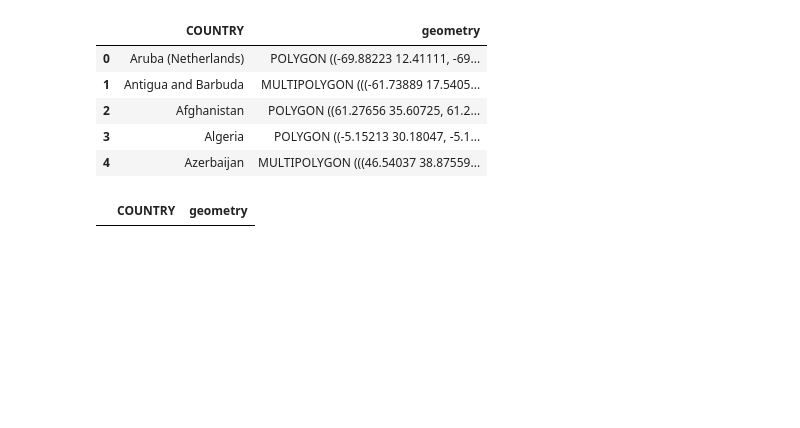
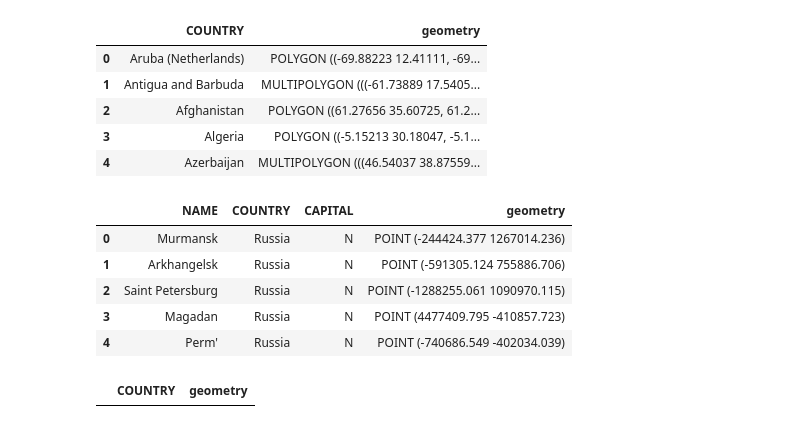
Before and after one commit to SEMANA11/simpleplot, a Jupyter notebook: Eval02.ipynb, the cells around one changed output. Drawn from its saved outputs; the diff is of its cells as text; code cells hidden in the pictures; blank space fills up the shorter version.

```diff
--- a/Eval02.ipynb
+++ b/Eval02.ipynb
@@ -27,4 +23,13 @@ countries.head()
 | 2 | Afghanistan | POLYGON ((61.27656 35.60725, 61.2... |
 | 3 | Algeria | POLYGON ((-5.15213 30.18047, -5.1... |
 | 4 | Azerbaijan | MULTIPOLYGON (((46.54037 38.87559... |
+# %%
+cities.head()
+# %% [output]
+|  | NAME | COUNTRY | CAPITAL | geometry |
+| 0 | Murmansk | Russia | N | POINT (-244424.377 1267014.236) |
+| 1 | Arkhangelsk | Russia | N | POINT (-591305.124 755886.706) |
+| 2 | Saint Petersburg | Russia | N | POINT (-1288255.061 1090970.115) |
+| 3 | Magadan | Russia | N | POINT (4477409.795 -410857.723) |
+| 4 | Perm' | Russia | N | POINT (-740686.549 -402034.039) |
 # %%
```
Also changed, not shown: parts of 28 cells of this notebook, 2 other files.
